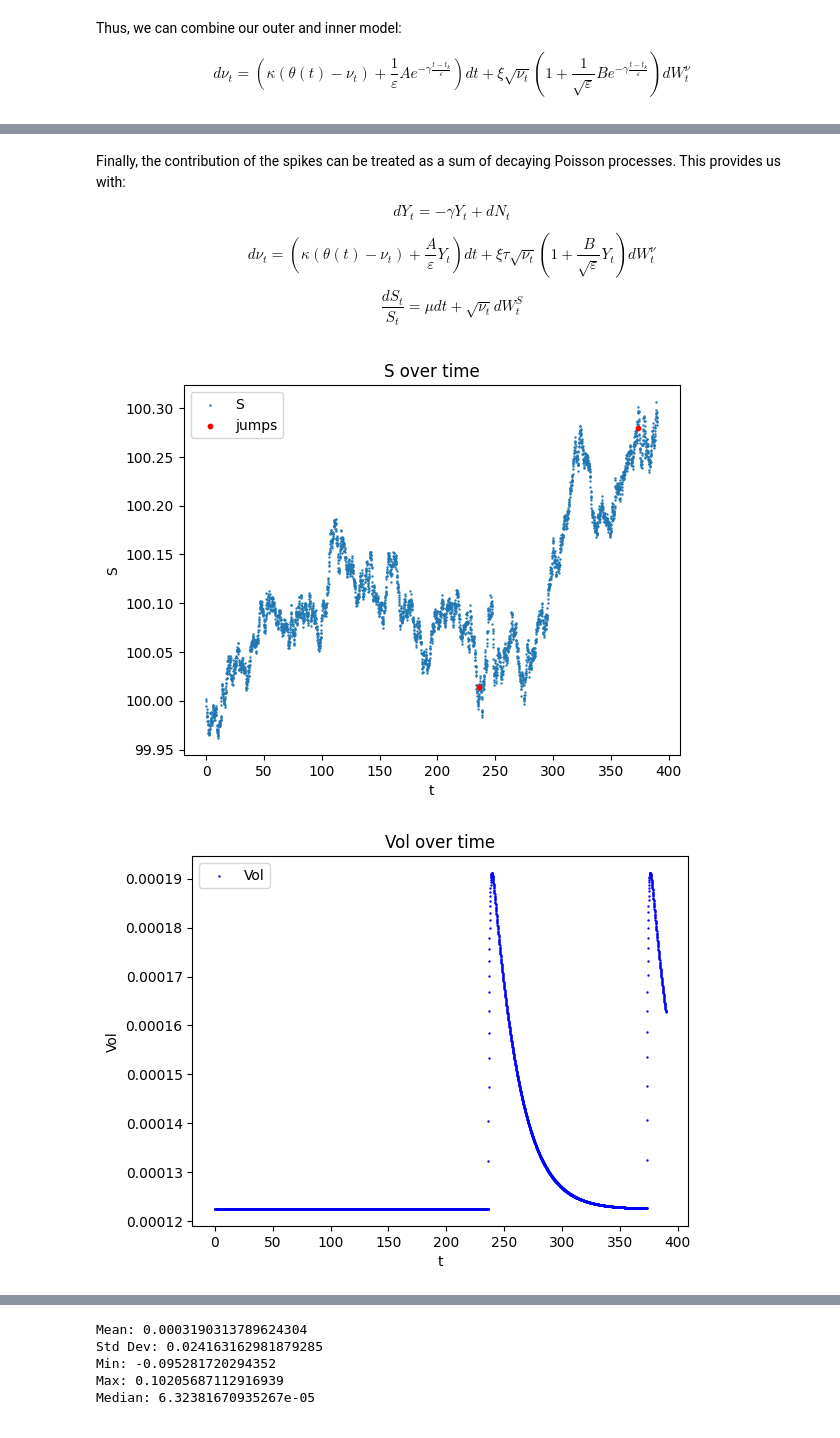
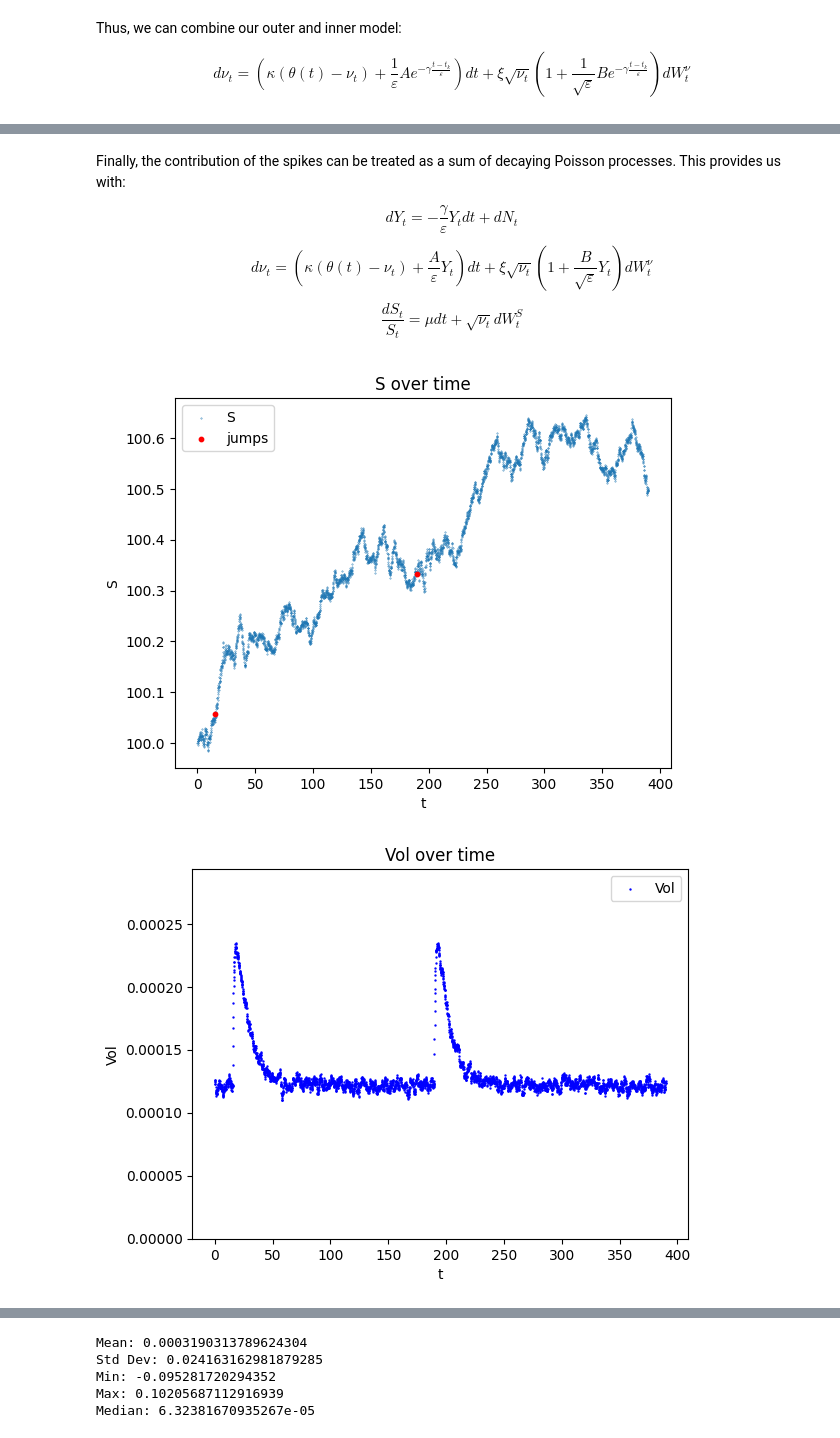
Before and after one commit to thomaskf99/m86, a Jupyter notebook: boundary_layer.ipynb, the cells around one changed output, grey strips where cells are left out. Drawn from its saved outputs; the diff is of its cells as text; code cells hidden in the pictures.

```diff
--- a/boundary_layer.ipynb
+++ b/boundary_layer.ipynb
@@ -51,9 +51,9 @@ $$d\nu_t = (\kappa(\theta(t)-\nu_t)+\sum_{{t_k}_i<t}[\frac{1}{\varepsilon}A e^{-
 # %% [markdown]
 Finally, the contribution of the spikes can be treated as a sum of decaying Poisson processes. This provides us with:
 
-$$dY_t = -\gamma Y_t + dN_t$$
+$$dY_t = -\frac{\gamma}{\varepsilon} Y_tdt + dN_t$$
 
-$$d\nu_t = (\kappa(\theta(t)-\nu_t)+\frac{A}{\varepsilon}Y_t)dt + \xi\tau \sqrt{\nu_t}(1+\frac{B}{\sqrt{\varepsilon}}Y_t) dW^\nu_t$$
+$$d\nu_t = (\kappa(\theta(t)-\nu_t)+\frac{A}{\varepsilon}Y_t)dt + \xi\sqrt{\nu_t}(1+\frac{B}{\sqrt{\varepsilon}}Y_t) dW^\nu_t$$
 
 $$\frac{dS_t}{S_t} = \mu dt+\sqrt{\nu_t} dW^S_t$$
 # %%
@@ -71,18 +71,18 @@ def generate_dws_dwt(dt, rho):
 
 @njit
 def simulate_full_system(
-    T=390,          # trading minutes in a day
+    T=390,           # trading minutes in a day
     dt=.1,           # 1 minute step
-    eps=1E-3,       # boundary thickness
-    kappa=1,      # variance mean reversion speed
-    theta=1.5e-8,     # long-run variance
-    xi=1e-10,        # vol-of-vol
-    gamma=5E-2,     # price impact / drift adjustment
-    A=2.5E-11,         # jump size mean
-    B=2E-16,         # jump size std
+    eps=1E-3,        # boundary thickness
+    kappa=1,         # variance mean reversion speed
+    theta=1.5e-8,    # long-run variance
+    xi=1e-5,         # vol-of-vol
+    gamma=1E-1,      # price impact / drift adjustment
+    A=5E-11,       # jump size mean
+    B=2E-11,         # jump size std
     mu=.07 / (252*6.5*60),         # drift (intraday ≈ 0)
-    rho=-0.2,       # leverage effect
-    lambda_jump=2 / (6.5*60)  # jumps per minute (~8 per day)
+    rho=0,       # leverage effect
+    lambda_jump= 1 / (6.5*60)  # jumps per minute (~8 per day)
 ):
     n_steps = int(T / dt)
     S = np.zeros(n_steps)
@@ -138,33 +138,34 @@ def simulate_full_system(
 import matplotlib.pyplot as plt
 
 # Run your simulation
 S, nu, Y, r, t, jump_times = simulate_full_system()
 
 # First plot: S vs t
 plt.figure()
-plt.scatter(t, S, s=0.5, label='S')
+plt.scatter(t, S, s=0.1, label='S')
 plt.scatter(t, jump_times, s=10, c='red', label='jumps')
 plt.xlabel('t')
 plt.ylabel('S')
 plt.title('S over time')
 plt.legend()
 
 # Second plot: nu vs t
 plt.figure()
 plt.scatter(t, np.sqrt(nu), s=0.5, c='blue', label='Vol')
 plt.xlabel('t')
 plt.ylabel('Vol')
+plt.ylim(0, max(np.sqrt(nu))*1.25)
 plt.title('Vol over time')
 plt.legend()
 
 plt.figure()
 plt.scatter(t, Y, s=0.5, c='green', label='Mean Effects of Jumps')
 plt.xlabel('t')
 plt.ylabel('nu')
 plt.title('Mean Effects of Jumps over Time')
 plt.legend()
 
 plt.show()
 # %% [output]
-[figure, old version]
+[figure, new version]
-[figure, old version]
+[figure, new version]
```
Also changed, not shown: parts of 3 cells of this notebook.
